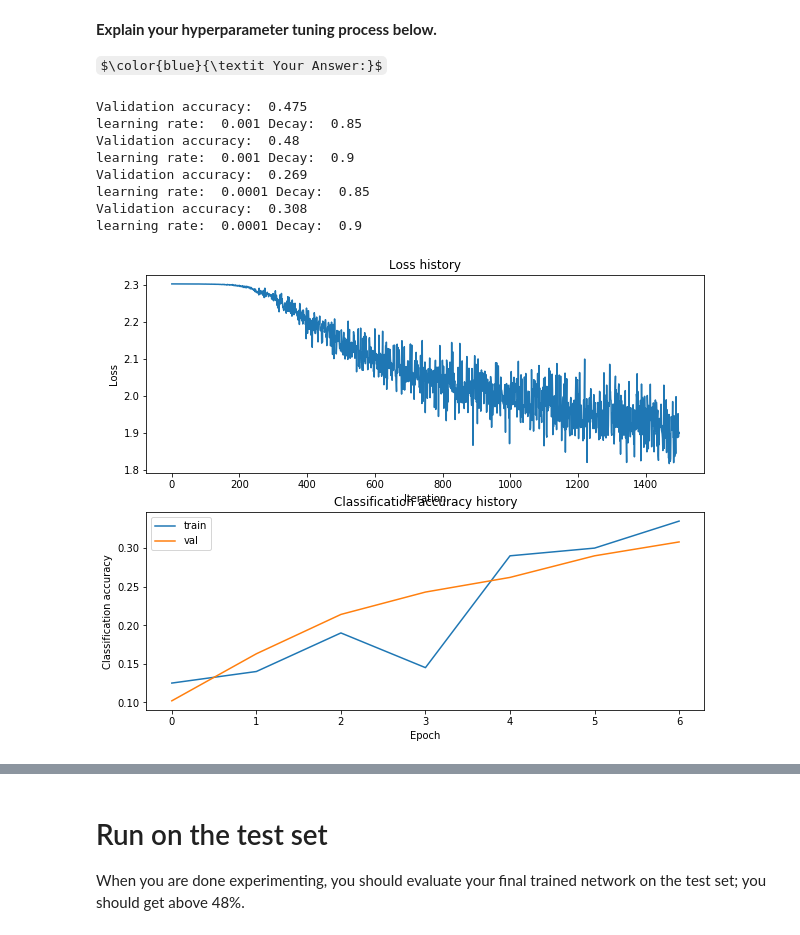
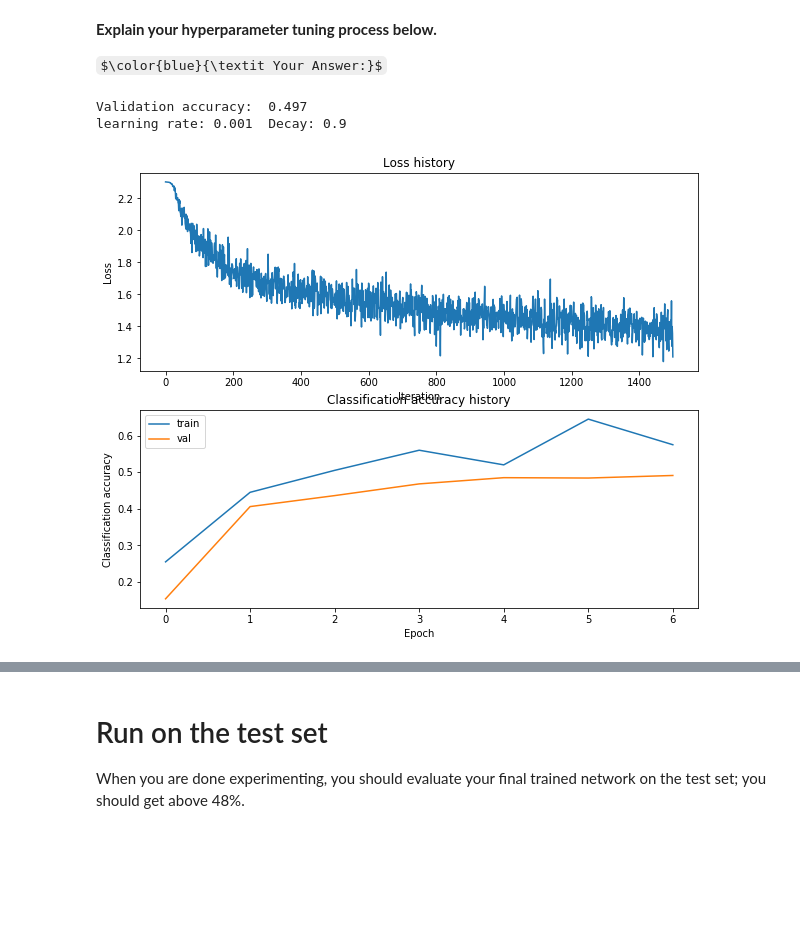
Before and after one commit to MathiasCClausen/Assignment-1, a Jupyter notebook: two_layer_net.ipynb, the cells around one changed output, grey strips where cells are left out. Drawn from its saved outputs; the diff is of its cells as text; code cells hidden in the pictures; some formulas as TeX source; blank space fills up the shorter version.

```diff
--- a/two_layer_net.ipynb
+++ b/two_layer_net.ipynb
@@ -308,49 +308,41 @@ learning_rate_decays = [0.85, 0.9]
 # ones we used above; these visualizations will have significant qualitative    #
 # differences from the ones we saw above for the poorly tuned network.          #
 #                                                                               #
 # Tweaking hyperparameters by hand can be fun, but you might find it useful to  #
 # write code to sweep through possible combinations of hyperparameters          #
 # automatically like we did on the previous exercises.                          #
 #################################################################################
 # *****START OF YOUR CODE (DO NOT DELETE/MODIFY THIS LINE)*****
 
-for i in learning_rates:
-    for k in learning_rate_decays:
-        NN = TwoLayerNet(input_size, 40, num_classes)
-        # Train the network
-        stats = NN.train(X_train, y_train, X_val, y_val, num_iters=1500, batch_size=200,
-            learning_rate=i, learning_rate_decay=k, reg=0.1, verbose=False)
 
-        # Predict on the validation set
-        val_acc = (NN.predict(X_val) == y_val).mean()
-        print('Validation accuracy: ', val_acc)
-        print('learning rate: ', i, 'Decay: ',k)
+NN = TwoLayerNet(input_size, 200, num_classes)
+# Train the network
+stats = NN.train(X_train, y_train, X_val, y_val, num_iters=1500, batch_size=200,
+    learning_rate=0.001, learning_rate_decay=0.9, reg=0.15, verbose=False)
 
+# Predict on the validation set
+val_acc = (NN.predict(X_val) == y_val).mean()
+print('Validation accuracy: ', val_acc)
+print('learning rate: 0.001 ','Decay: 0.9')
 
 plt.subplot(2, 1, 1)
 plt.plot(stats['loss_history'])
 plt.title('Loss history')
 plt.xlabel('Iteration')
 plt.ylabel('Loss')
 
 plt.subplot(2, 1, 2)
 plt.plot(stats['train_acc_history'], label='train')
 plt.plot(stats['val_acc_history'], label='val')
 plt.title('Classification accuracy history')
 plt.xlabel('Epoch')
 plt.ylabel('Classification accuracy')
 plt.legend()
 plt.show()
 
 
 # *****END OF YOUR CODE (DO NOT DELETE/MODIFY THIS LINE)*****
 # %% [output]
-Validation accuracy:  0.475
-learning rate:  0.001 Decay:  0.85
-Validation accuracy:  0.48
-learning rate:  0.001 Decay:  0.9
-Validation accuracy:  0.269
-learning rate:  0.0001 Decay:  0.85
-Validation accuracy:  0.308
-learning rate:  0.0001 Decay:  0.9
+Validation accuracy:  0.497
+learning rate: 0.001  Decay: 0.9
-[figure, old version]
+[figure, new version]
```
Also changed, not shown: parts of 4 cells of this notebook, 1 other file.
